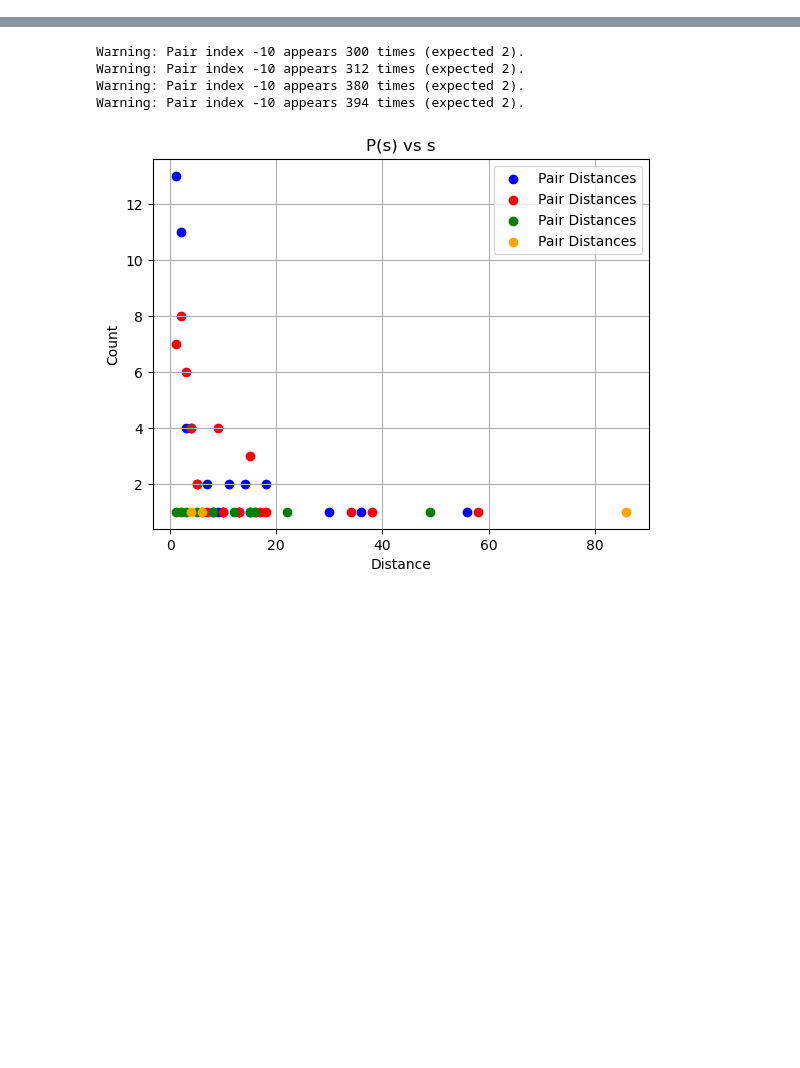
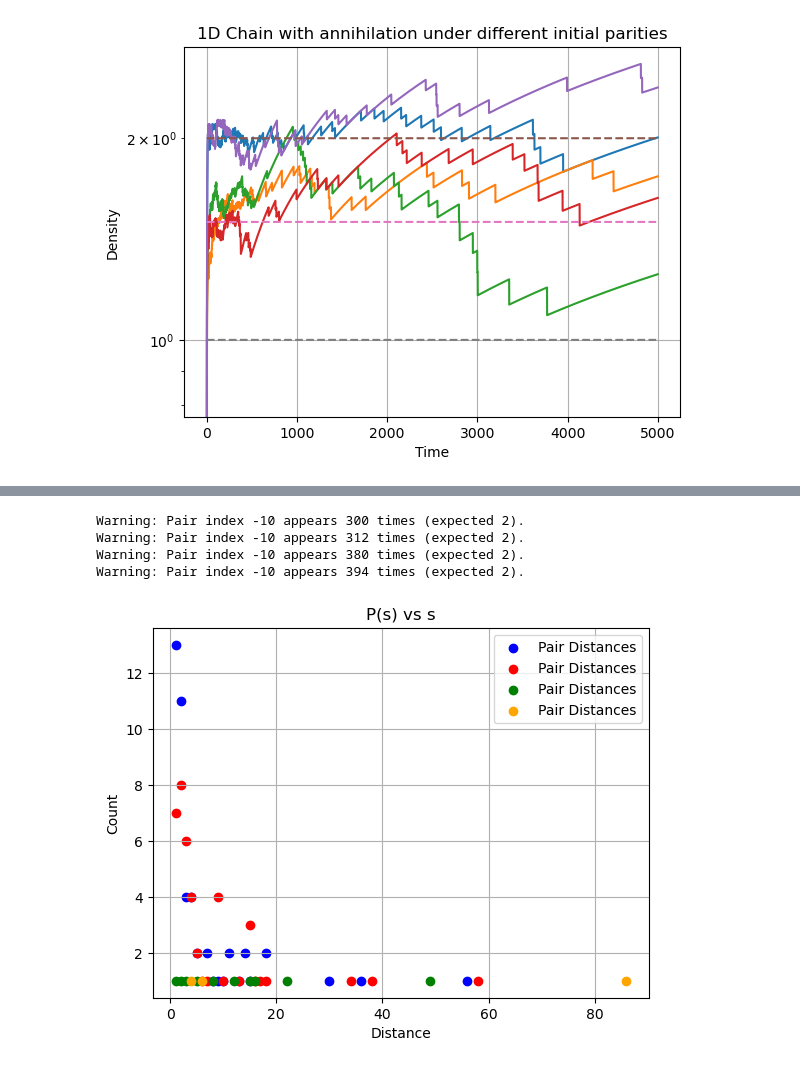
Before and after one commit to toM0dots/Majorana-Braiding, a Jupyter notebook: With_annihilation.ipynb, the cells around one changed output, grey strips where cells are left out. Saved outputs shown, nothing was run; the diff lists cells and outputs as text; code cells hidden in the pictures; blank space fills up the shorter version.

```diff
--- a/With_annihilation.ipynb
+++ b/With_annihilation.ipynb
@@ -524 +541,20 @@ def chain_compact(chain):
+# %%
+density_ref = density_ref_4 = 2/(math.sqrt(4 * math.pi) * np.sqrt(times1[1:]))
+plt.plot(times1, np.array(density1)*(np.sqrt(4*np.pi*np.array(times1)))/(N*rho), label='0 % n=0')
+plt.plot(times2, np.array(density2)*(np.sqrt(4*np.pi*np.array(times2)))/(N*rho), label='25% n=0')
+plt.plot(times3, np.array(density3)*(np.sqrt(4*np.pi*np.array(times3)))/(N*rho), label='50% n=0')
+plt.plot(times4, np.array(density4)*(np.sqrt(4*np.pi*np.array(times4)))/(N*rho), label='75% n=0')
+plt.plot(times5, np.array(density5)*(np.sqrt(4*np.pi*np.array(times5)))/(N*rho), label='100% n=0')
+plt.plot(times1, np.full(5000,2), label='Reference Density', linestyle='--')
+plt.plot(times1, np.full(5000,1.5), label='Reference Density (sqrt(4/pi)/sqrt(t))', linestyle='--')
+plt.plot(times1, np.full(5000,1), label='Reference Density (sqrt(4/pi)/sqrt(t)) for 4 Majoranas', linestyle='--')
+# plt.xscale('log')
+plt.yscale('log')
+plt.title('1D Chain with annihilation under different initial parities')
+plt.xlabel('Time')
+plt.ylabel('Density')
+# plt.legend()
+plt.grid()
+# %% [output]
+[figure, added]
 # %%
```
Also changed, not shown: parts of 3 cells of this notebook, 3 other files.
